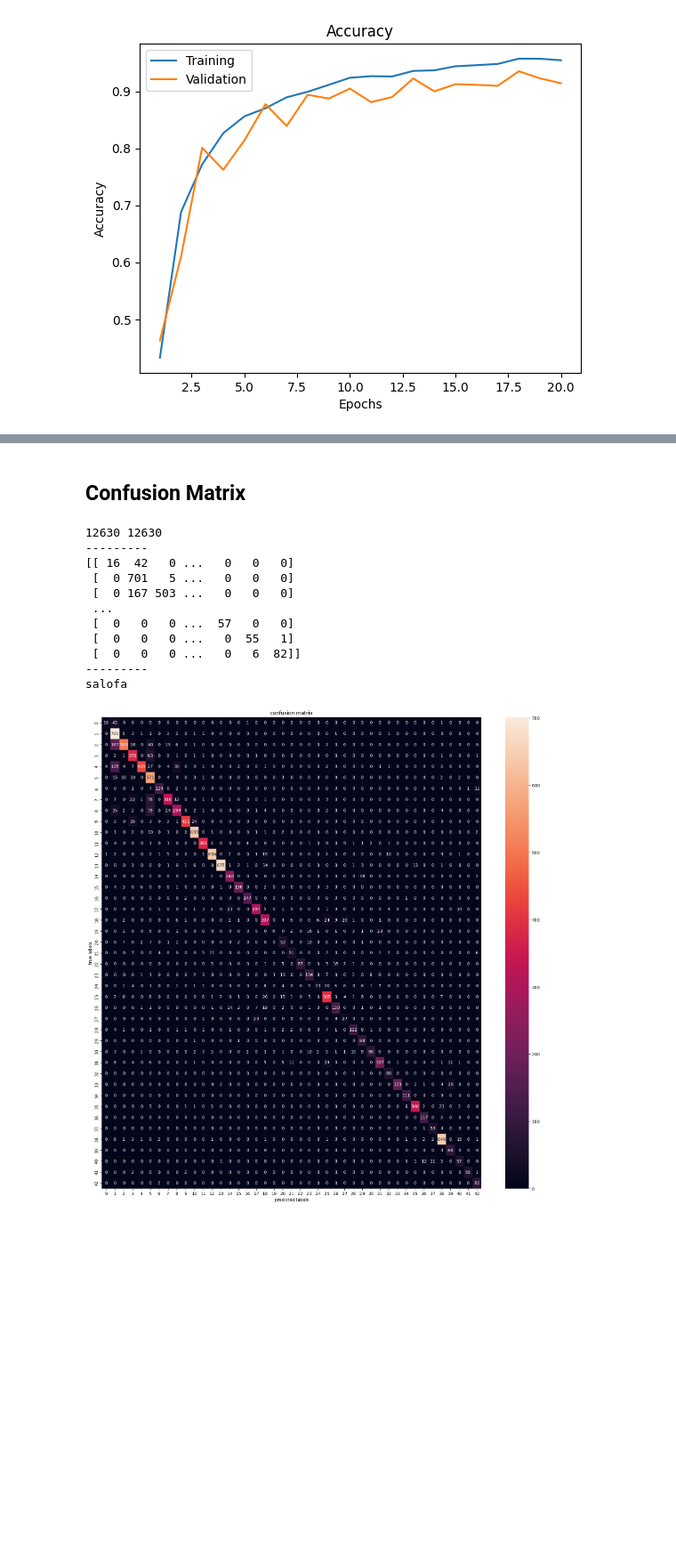
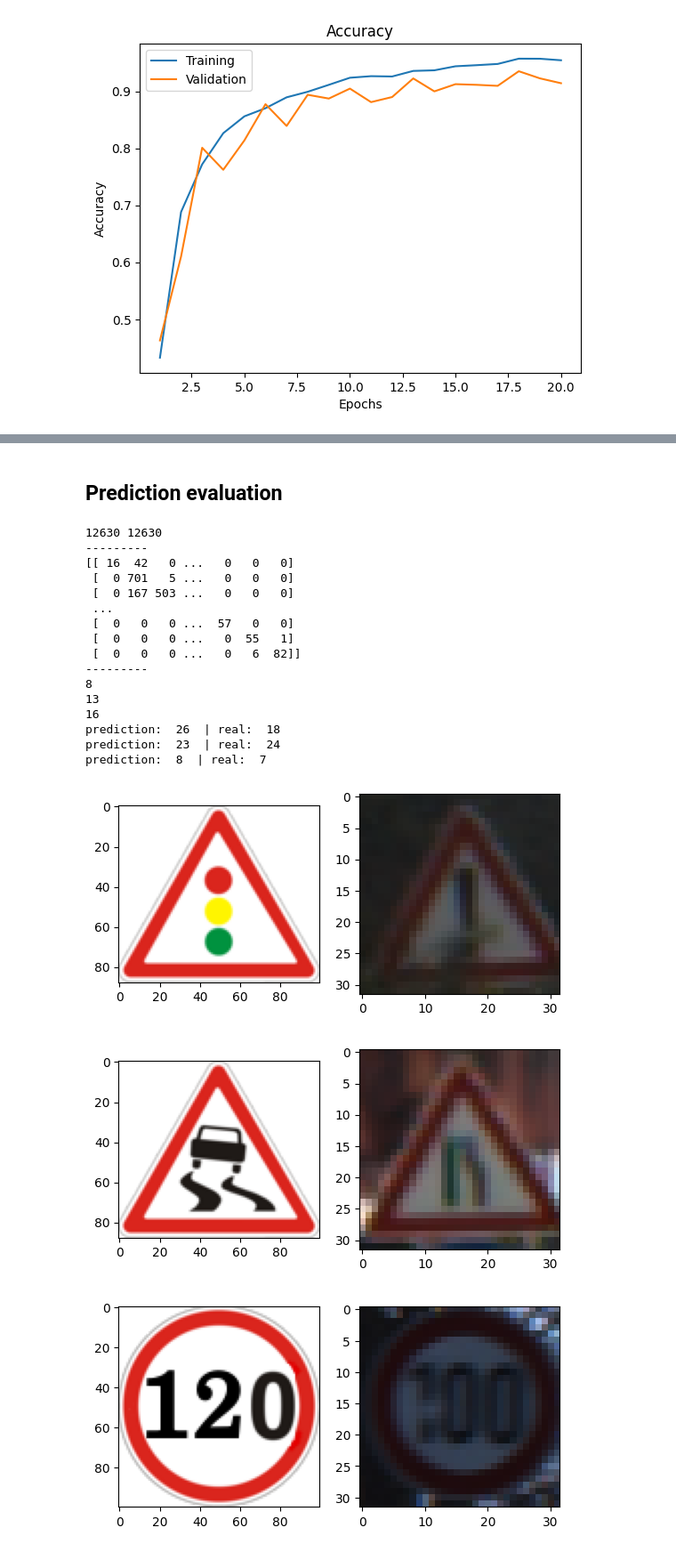
Before and after one commit to Davoleo/uni, a Jupyter notebook: master/AML/assignment1/GTSRB_model.ipynb, the cells around one changed output, grey strips where cells are left out. Shown: that part at 89% size. Drawn from its saved outputs; the diff is of its cells as text; code cells hidden in the pictures; blank space fills up the shorter version.

```diff
--- a/master/AML/assignment1/GTSRB_model.ipynb
+++ b/master/AML/assignment1/GTSRB_model.ipynb
@@ -62,6 +62,7 @@ from skimage import transform as skitrans
 
 train = pd.read_csv(datapath + "\\Train.csv")
 test = pd.read_csv(datapath + "\\Test.csv")
+meta = pd.read_csv(datapath + "\\Meta.csv")
 
 #print(train.describe())
 #print(train.dtypes)
@@ -144,13 +145,13 @@ Classes:  [ 0  1  2  3  4  5  6  7  8  9 10 11 12 13 14 15 16 17 18 19 20 21 22
 # %%
 from tensorflow.keras.utils import to_categorical
 
-test_x = test_x.reshape(test_x.shape[0], HEIGHT*WIDTH*3)
+test_x_reshaped = test_x.reshape(test_x.shape[0], HEIGHT*WIDTH*3)
 
 print("Classes: ", np.unique(test_y))
 hot_test_y = to_categorical(test_y)
 
 
-test_x.shape
+test_x_reshaped.shape
 # %% [output]
 Classes:  [ 0  1  2  3  4  5  6  7  8  9 10 11 12 13 14 15 16 17 18 19 20 21 22 23
  24 25 26 27 28 29 30 31 32 33 34 35 36 37 38 39 40 41 42]
@@ -253,6 +254,6 @@ print("\n\nLoss: %6.4f\tAccuracy: %6.4f" % (loss, precision))
 
 Loss: 1.3376    Accuracy: 0.8230
 # %%
-prediction = model.predict(test_x)
+prediction = model.predict(test_x_reshaped)
 prediction
 # %% [output]
@@ -270,42 +271,55 @@ array([[0.0000000e+00, 0.0000000e+00, 0.0000000e+00, ..., 0.0000000e+00,
         1.2081570e-04, 1.9381881e-02],
        [8.1345503e-10, 1.8213077e-08, 5.9012031e-09, ..., 7.8439399e-07,
         3.0995526e-10, 1.2531896e-11]], shape=(12630, 43), dtype=float32)
-# %% [markdown]
-## Confusion Matrix
+# %% [markdown]
+## Prediction evaluation
 # %%
 from sklearn.metrics import confusion_matrix
-import seaborn as sns
 
 class_predict = np.argmax(prediction, axis=1)
 
 print(len(test_y), len(class_predict))
 print("---------")
 matrix = confusion_matrix(test_y, class_predict)
 print(matrix)
 print("---------")
 
-# Confusion matrix heatmap
-plt.figure(figsize=(20,20))
-labels = np.unique(test_y)
-ax=plt.subplot()
-sns.heatmap(matrix, annot=True, ax=ax, fmt=',d')
-ax.set_xlabel("predicted labels")
-ax.set_ylabel("true labels")
-ax.set_title("confusion matrix")
-ax.xaxis.set_ticklabels(labels)
-ax.yaxis.set_ticklabels(labels)
+manual_err_idxs = [164, 901, 3828]
 
-print("salofa")
+err_idxs=[]
+i = 0
+while (len(err_idxs) < 3 and i < len(class_predict)):
+	if (class_predict[i] != test_y[i]):
+		print(i)
+		err_idxs.append(i)
+	i = i + 1
+
+for idx in manual_err_idxs:
+	print("prediction: ", class_predict[idx], " | real: ", test_y[idx])
+	plt.figure()
+	plt.subplot(1,2,1)
+	metaitem = meta[meta.ClassId == class_predict[idx]]
+	meta_im = skio.imread(datapath + "\\" + metaitem['Path'].values[0])
+	plt.imshow(meta_im)
+	plt.subplot(1,2,2)
+	plt.imshow(test_x[idx])
 # %% [output]
 12630 12630
 ---------
 [[ 16  42   0 ...   0   0   0]
  [  0 701   5 ...   0   0   0]
  [  0 167 503 ...   0   0   0]
  ...
  [  0   0   0 ...  57   0   0]
  [  0   0   0 ...   0  55   1]
  [  0   0   0 ...   0   6  82]]
 ---------
-salofa
+8
+13
+16
+prediction:  26  | real:  18
+prediction:  23  | real:  24
+prediction:  8  | real:  7
-[figure, old version]
+[figure, new version]
+[figure, added]
+[figure, added]
```
Also changed, not shown: parts of 6 cells of this notebook, 3 other files.
